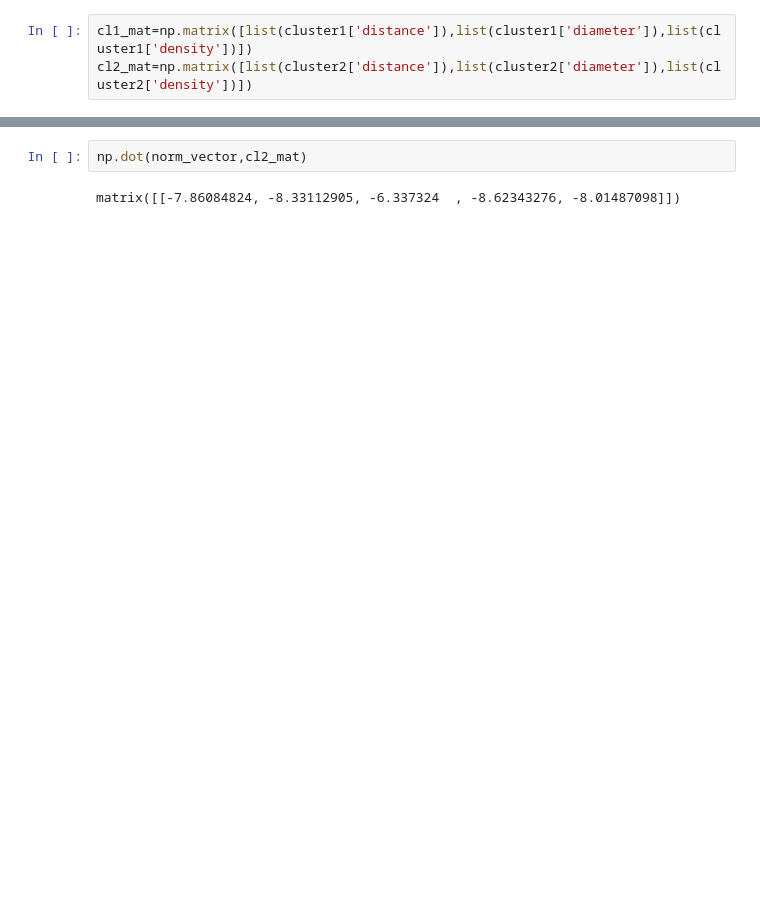
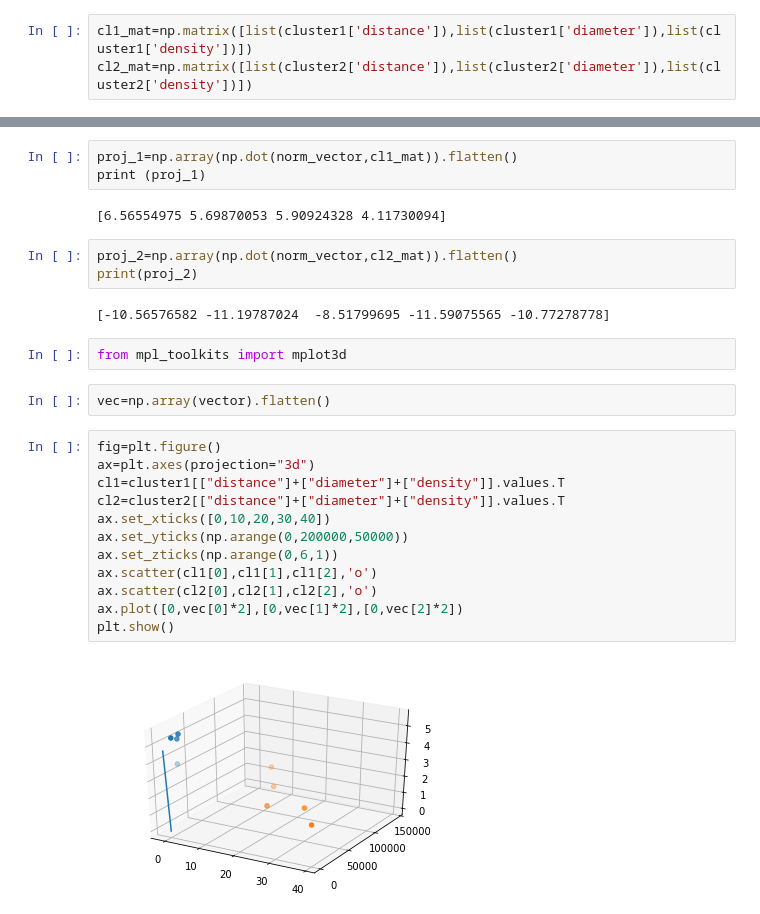
Before and after one commit to yinfirefire/CE7429, a Jupyter notebook: CE7429-Assignment 3.ipynb, the cells around one changed output, grey strips where cells are left out. Cells and saved outputs as stored; diff of their text form; blank space fills up the shorter version.

```diff
--- a/CE7429-Assignment 3.ipynb
+++ b/CE7429-Assignment 3.ipynb
@@ -75,4 +77,28 @@ matrix([[4.88471835, 4.23978922, 4.3964314 , 3.06324013]])
-# %%
-np.dot(norm_vector,cl2_mat)
-# %% [output]
-matrix([[-7.86084824, -8.33112905, -6.337324  , -8.62343276, -8.01487098]])
+# %%
+proj_1=np.array(np.dot(norm_vector,cl1_mat)).flatten()
+print (proj_1)
+# %% [output]
+[6.56554975 5.69870053 5.90924328 4.11730094]
+# %%
+proj_2=np.array(np.dot(norm_vector,cl2_mat)).flatten()
+print(proj_2)
+# %% [output]
+[-10.56576582 -11.19787024  -8.51799695 -11.59075565 -10.77278778]
+# %%
+from mpl_toolkits import mplot3d
+# %%
+vec=np.array(vector).flatten()
+# %%
+fig=plt.figure()
+ax=plt.axes(projection="3d")
+cl1=cluster1[["distance"]+["diameter"]+["density"]].values.T
+cl2=cluster2[["distance"]+["diameter"]+["density"]].values.T
+ax.set_xticks([0,10,20,30,40])
+ax.set_yticks(np.arange(0,200000,50000))
+ax.set_zticks(np.arange(0,6,1))
+ax.scatter(cl1[0],cl1[1],cl1[2],'o')
+ax.scatter(cl2[0],cl2[1],cl2[2],'o')
+ax.plot([0,vec[0]*2],[0,vec[1]*2],[0,vec[2]*2])
+plt.show()
+# %% [output]
+[figure, added]
```
Also changed, not shown: parts of 6 cells of this notebook.
